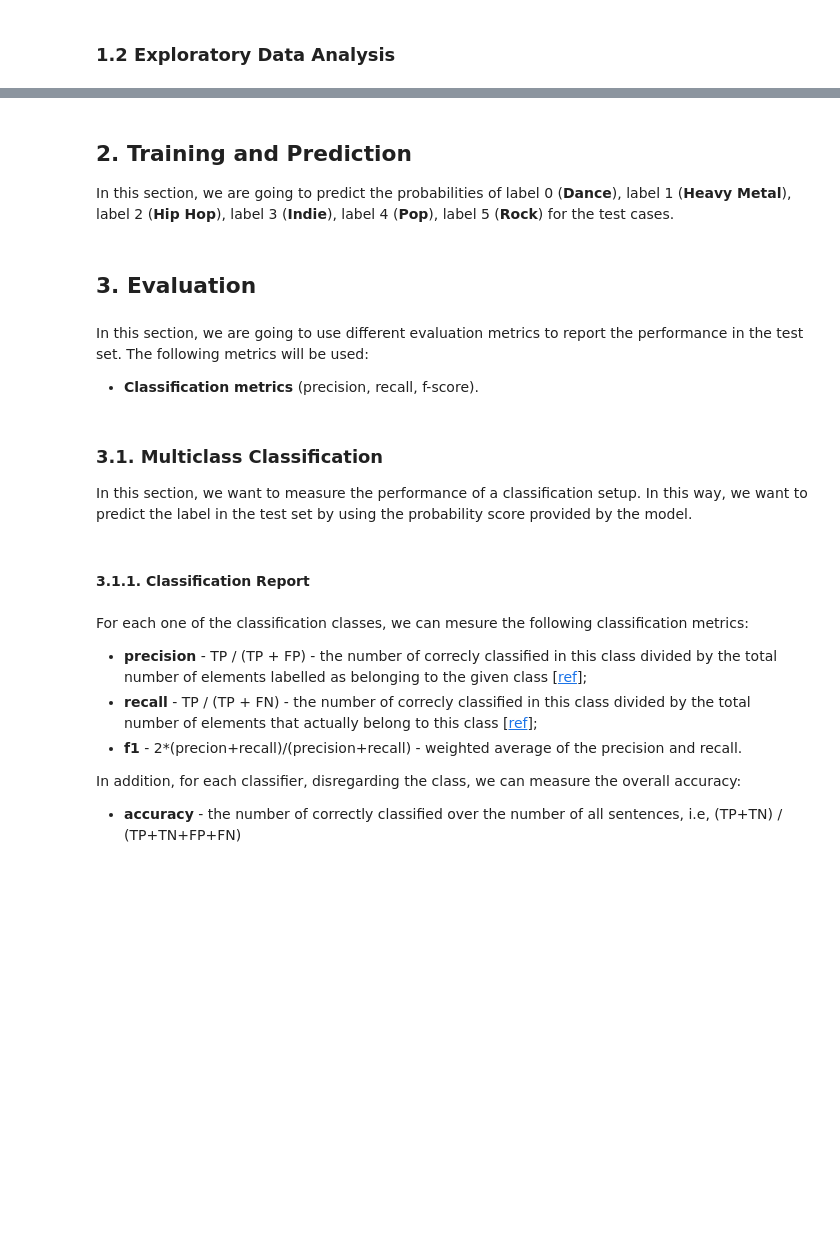
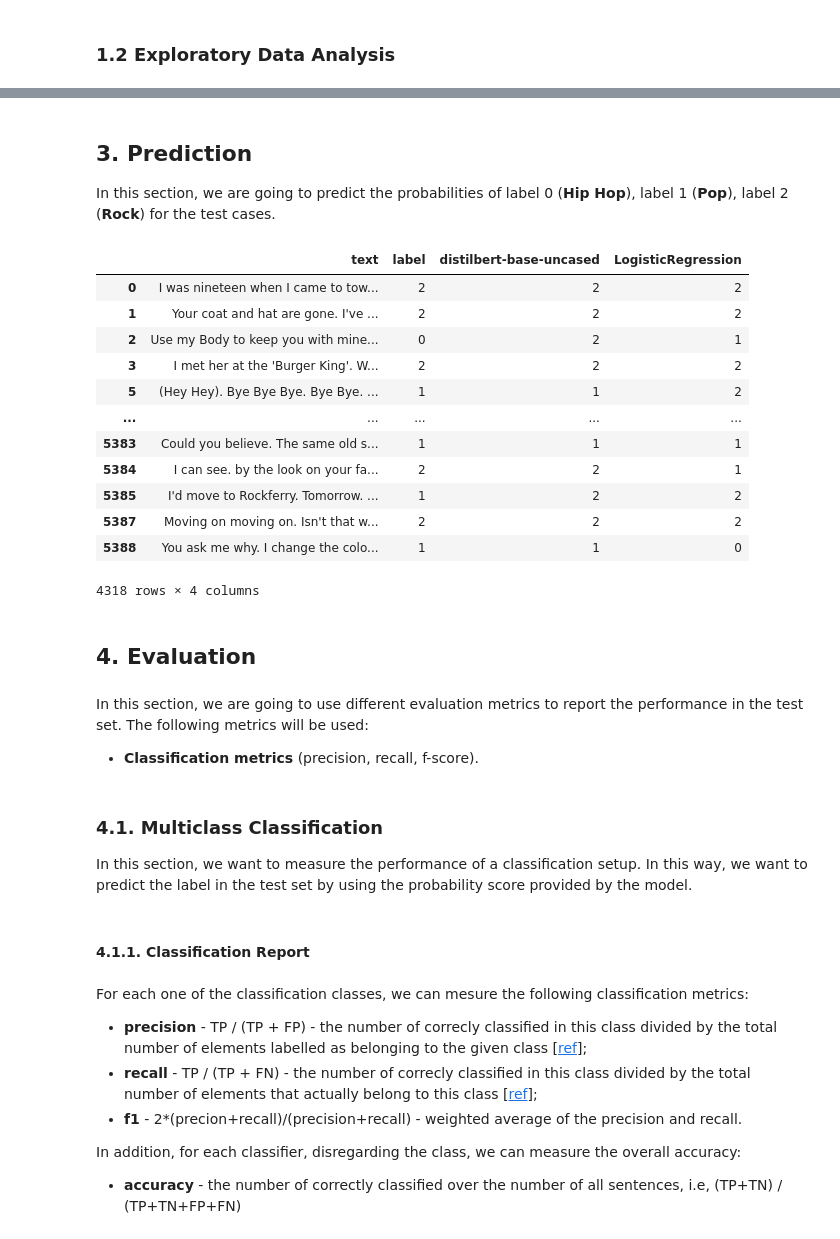
Before and after one commit to jehrodrigues/song-genre-prediction, a Jupyter notebook: notebooks/Song-Genre-Prediction.ipynb, the cells around one changed output, grey strips where cells are left out. Saved outputs shown, nothing was run; the diff lists cells and outputs as text; code cells hidden in the pictures; blank space fills up the shorter version.

```diff
--- a/notebooks/Song-Genre-Prediction.ipynb
+++ b/notebooks/Song-Genre-Prediction.ipynb
@@ -160,0 +172,4 @@ df_test.to_csv(TEST_PATH, index=False)
+# %%
+# Models
+MY_MODEL = "distilbert-base-uncased"
+BASELINE_MODEL = "LogisticRegression"
@@ -161,4 +192,4 @@ df_test.to_csv(TEST_PATH, index=False)
 # %% [markdown]
-## 2. Training and Prediction
+## 3. Prediction
 
-In this section, we are going to predict the probabilities of label 0 (**Dance**), label 1 (**Heavy Metal**), label 2 (**Hip Hop**), label 3 (**Indie**), label 4 (**Pop**), label 5 (**Rock**) for the test cases.
+In this section, we are going to predict the probabilities of label 0 (**Hip Hop**), label 1 (**Pop**), label 2 (**Rock**) for the test cases.
@@ -173,9 +196,43 @@ MODEL = "LogisticRegression"
+# %%
+COMPARE_MY_MODEL = True
+COMPARE_BASELINE_MODEL = True
 # %%
-# Train and predict
-model = BaselinePredict(BASELINE_MODEL)
-df_test["predicted"] = df_test.text.apply(lambda row: model.predict(row)[0])
+# Do I have my baseline model available?
+if COMPARE_BASELINE_MODEL and BASELINE_MODEL not in df_test:
+
+    model = BaselinePredict(BASELINE_MODEL)
+    df_test[BASELINE_MODEL] = df_test.text.apply(lambda row: model.predict(row)[0])
+# %%
+# Do I have my distilbert model available?
+if COMPARE_MY_MODEL and MY_MODEL not in df_test:
+
+    MODEL_PATH = project_dir / "model" / MY_MODEL
+
+    if not MODEL_PATH.exists():
+        raise FileNotFoundError("Failed to load the model")
+
+    model = TransformerPredict(MODEL_PATH)
+
+    df_test[MY_MODEL] = df_test.text.apply(lambda row: model.predict(str(row))[0]["label"])
+    df_test[MY_MODEL] = df_test[MY_MODEL].apply(lambda row: int(row.split('_')[1]))
+# %%
+df_test
+# %% [output]
+|  | text | label | distilbert-base-uncased | LogisticRegression |
+| 0 | I was nineteen when I came to tow... | 2 | 2 | 2 |
+| 1 | Your coat and hat are gone. I've ... | 2 | 2 | 2 |
+| 2 | Use my Body to keep you with mine... | 0 | 2 | 1 |
+| 3 | I met her at the 'Burger King'. W... | 2 | 2 | 2 |
+| 5 | (Hey Hey). Bye Bye Bye. Bye Bye. ... | 1 | 1 | 2 |
+| ... | ... | ... | ... | ... |
+| 5383 | Could you believe. The same old s... | 1 | 1 | 1 |
+| 5384 | I can see. by the look on your fa... | 2 | 2 | 1 |
+| 5385 | I'd move to Rockferry. Tomorrow. ... | 1 | 2 | 2 |
+| 5387 | Moving on moving on. Isn't that w... | 2 | 2 | 2 |
+| 5388 | You ask me why. I change the colo... | 1 | 1 | 0 |
+4318 rows × 4 columns
 # %% [markdown]
-## 3. Evaluation
+## 4. Evaluation
 # %% [markdown]
 In this section, we are going to use different evaluation metrics to report the performance in the test set. The following metrics will be used:
 
@@ -184,11 +241,11 @@ In this section, we are going to use different evaluation metrics to report the
 import numpy as np
 from sklearn.metrics import roc_curve, auc
 # %% [markdown]
-### 3.1. Multiclass Classification
+### 4.1. Multiclass Classification
 
 In this section, we want to measure the performance of a classification setup. In this way, we want to predict the label in the test set by using the probability score provided by the model.
 # %% [markdown]
-#### 3.1.1. Classification Report
+#### 4.1.1. Classification Report
 # %% [markdown]
 For each one of the classification classes, we can mesure the following classification metrics:
 
```
Also changed, not shown: parts of 25 cells of this notebook, 14 other files.
